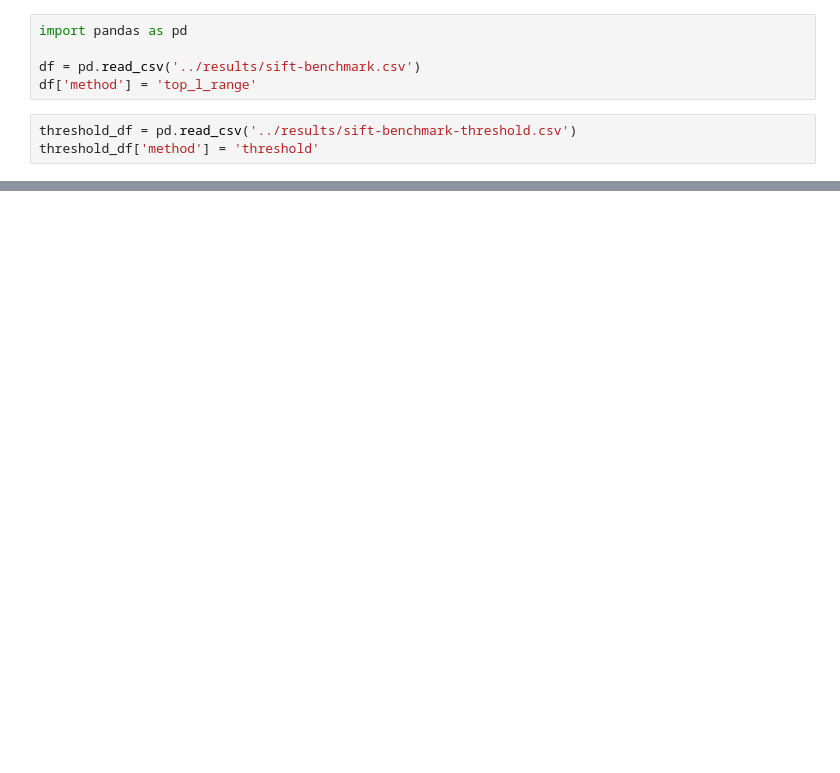
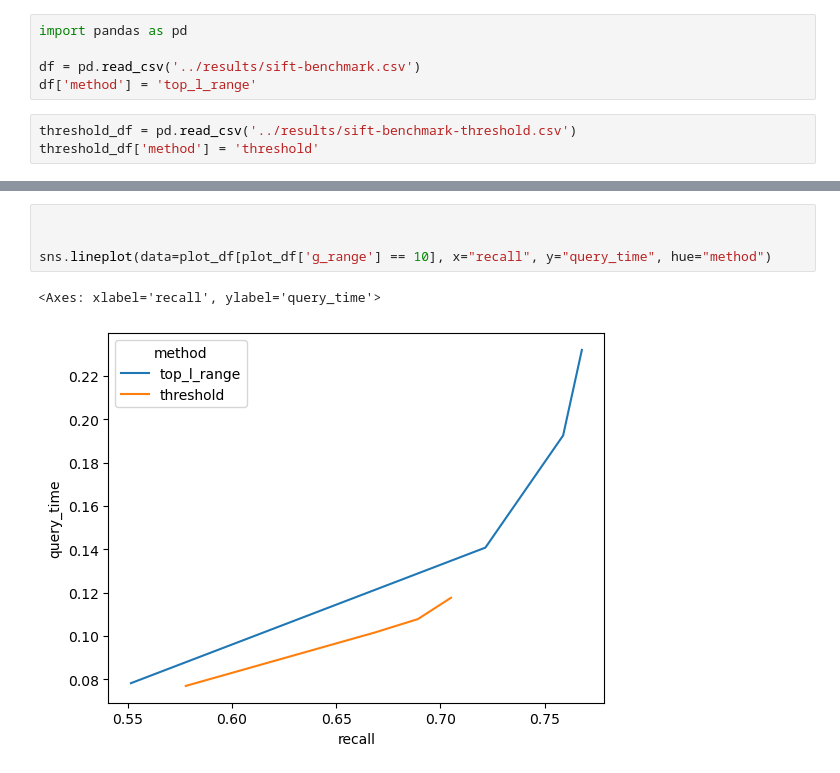
Before and after one commit to slime21023/bspli, a Jupyter notebook: plot/plot-sift-benchmark.ipynb, the cells around one changed output, grey strips where cells are left out. Cells and saved outputs as stored; diff of their text form; blank space fills up the shorter version.

```diff
--- a/plot/plot-sift-benchmark.ipynb
+++ b/plot/plot-sift-benchmark.ipynb
@@ -51,0 +37,7 @@ df
+# %%
+
+
+sns.lineplot(data=plot_df[plot_df['g_range'] == 10], x="recall", y="query_time", hue="method")
+# %% [output]
+<Axes: xlabel='recall', ylabel='query_time'>
+[figure, added]
```
Also changed, not shown: parts of 5 cells of this notebook, 14 other files.
